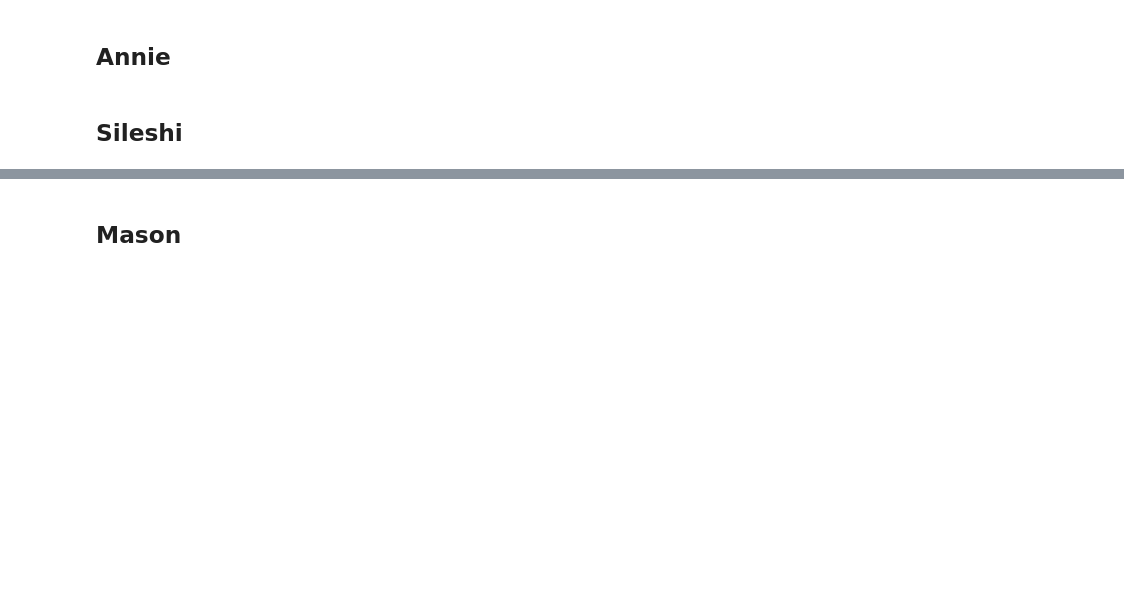
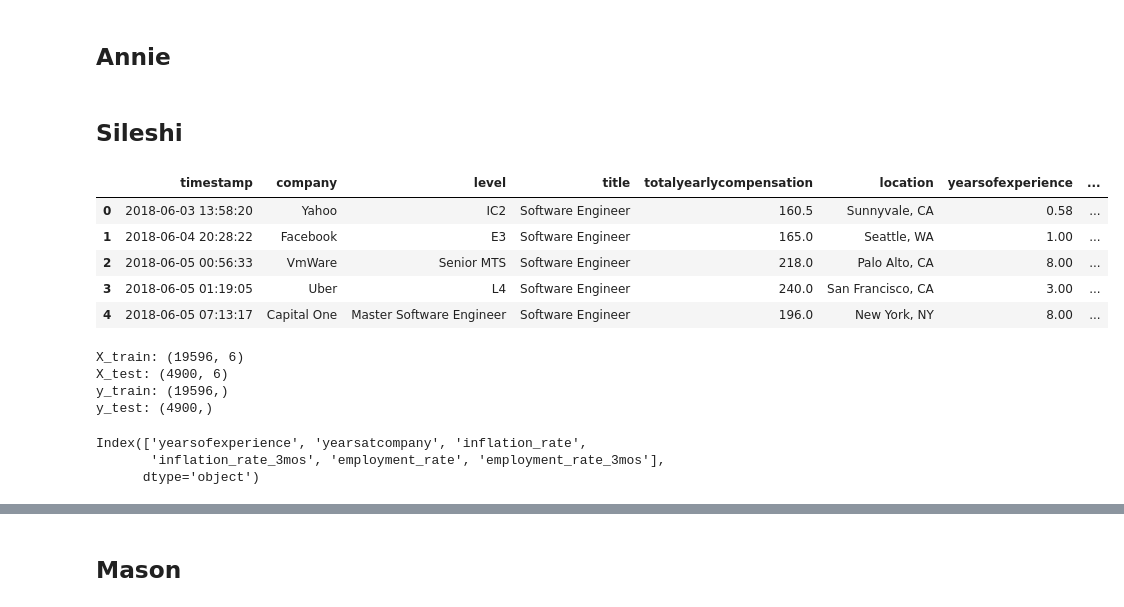
Before and after one commit to mh0805/Group-Project, a Jupyter notebook: Code/MODELING.ipynb, the cells around one changed output, grey strips where cells are left out. Cells and saved outputs as stored; diff of their text form; code cells hidden in the pictures; blank space fills up the shorter version.

```diff
--- a/Code/MODELING.ipynb
+++ b/Code/MODELING.ipynb
@@ -8,0 +21,11 @@
+# %%
+# Loading dataset
+df = pd.read_csv('../Data/salary_cleaned.csv')
+df.head()
+# %% [output]
+|  | timestamp | company | level | title | totalyearlycompensation | location | yearsofexperience | ... |
+| 0 | 2018-06-03 13:58:20 | Yahoo | IC2 | Software Engineer | 160.5 | Sunnyvale, CA | 0.58 | ... |
+| 1 | 2018-06-04 20:28:22 | Facebook | E3 | Software Engineer | 165.0 | Seattle, WA | 1.00 | ... |
+| 2 | 2018-06-05 00:56:33 | VmWare | Senior MTS | Software Engineer | 218.0 | Palo Alto, CA | 8.00 | ... |
+| 3 | 2018-06-05 01:19:05 | Uber | L4 | Software Engineer | 240.0 | San Francisco, CA | 3.00 | ... |
+| 4 | 2018-06-05 07:13:17 | Capital One | Master Software Engineer | Software Engineer | 196.0 | New York, NY | 8.00 | ... |
@@ -8,0 +39,10 @@
+# %%
+print('X_train:', X_train.shape)
+print('X_test:', X_test.shape)
+print('y_train:', y_train.shape)
+print('y_test:', y_test.shape)
+# %% [output]
+X_train: (19596, 6)
+X_test: (4900, 6)
+y_train: (19596,)
+y_test: (4900,)
@@ -8,0 +63,6 @@
+# %%
+X_train.columns
+# %% [output]
+Index(['yearsofexperience', 'yearsatcompany', 'inflation_rate',
+       'inflation_rate_3mos', 'employment_rate', 'employment_rate_3mos'],
+      dtype='object')
```
Also changed, not shown: parts of 41 cells of this notebook.
